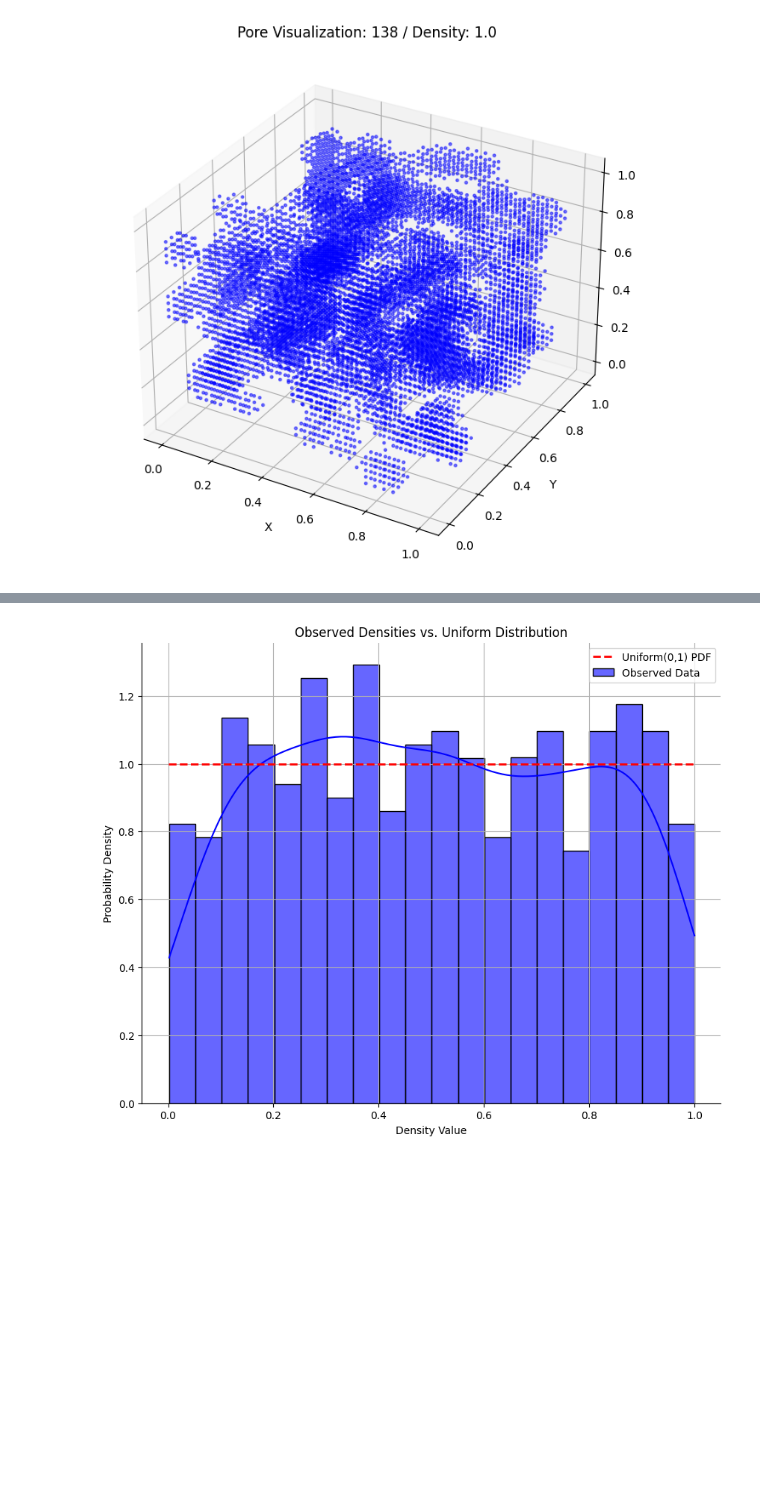
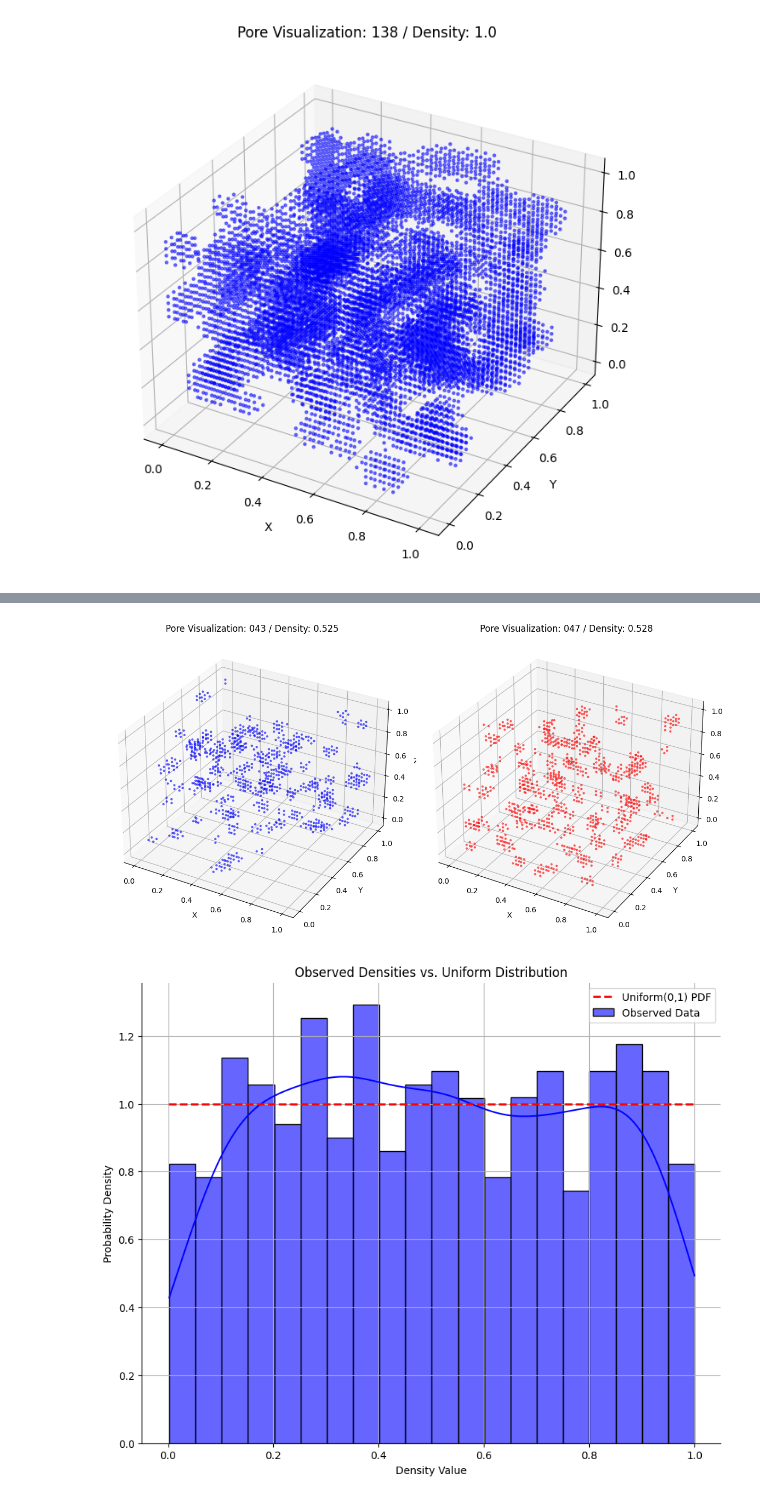
Before and after one commit to kruuZHAW/porosity_reconstruction, a Jupyter notebook: notebooks/sandbox.ipynb, the cells around one changed output, grey strips where cells are left out. Saved outputs shown, nothing was run; the diff lists cells and outputs as text; code cells hidden in the pictures; blank space fills up the shorter version.

```diff
--- a/notebooks/sandbox.ipynb
+++ b/notebooks/sandbox.ipynb
@@ -76,3 +100,42 @@ plt.show()
+# %%
+# Define indices for the two grids to compare
+index1 = "043"
+index2 = "047"
+
+# Extract data for both grids
+data1 = data_dict[index1]
+data2 = data_dict[index2]
+
+# Extract only the points inside pores (occupancy == 1)
+pores1 = data1[data1[:, 3] == 1]
+pores2 = data2[data2[:, 3] == 1]
+
+# Extract x, y, z coordinates
+x1, y1, z1 = pores1[:, 0], pores1[:, 1], pores1[:, 2]
+x2, y2, z2 = pores2[:, 0], pores2[:, 1], pores2[:, 2]
+
+# Create side-by-side 3D scatter plots
+fig, axes = plt.subplots(1, 2, figsize=(12, 6), subplot_kw={'projection': '3d'})
+
+# Plot first grid
+axes[0].scatter(x1, y1, z1, c='blue', marker='o', alpha=0.5, s=5)
+axes[0].set_title(f"Pore Visualization: {index1} / Density: {densities_dict[index1]}")
+axes[0].set_xlabel("X")
+axes[0].set_ylabel("Y")
+axes[0].set_zlabel("Z")
+
+# Plot second grid
+axes[1].scatter(x2, y2, z2, c='red', marker='o', alpha=0.5, s=5)
+axes[1].set_title(f"Pore Visualization: {index2} / Density: {densities_dict[index2]}")
+axes[1].set_xlabel("X")
+axes[1].set_ylabel("Y")
+axes[1].set_zlabel("Z")
+
+# Adjust layout and show plot
+plt.tight_layout()
+plt.show()
+# %% [output]
+[figure, added]
 # %%
 import numpy as np
 import matplotlib.pyplot as plt
```
Also changed, not shown: parts of 12 cells of this notebook, 3 other files.
